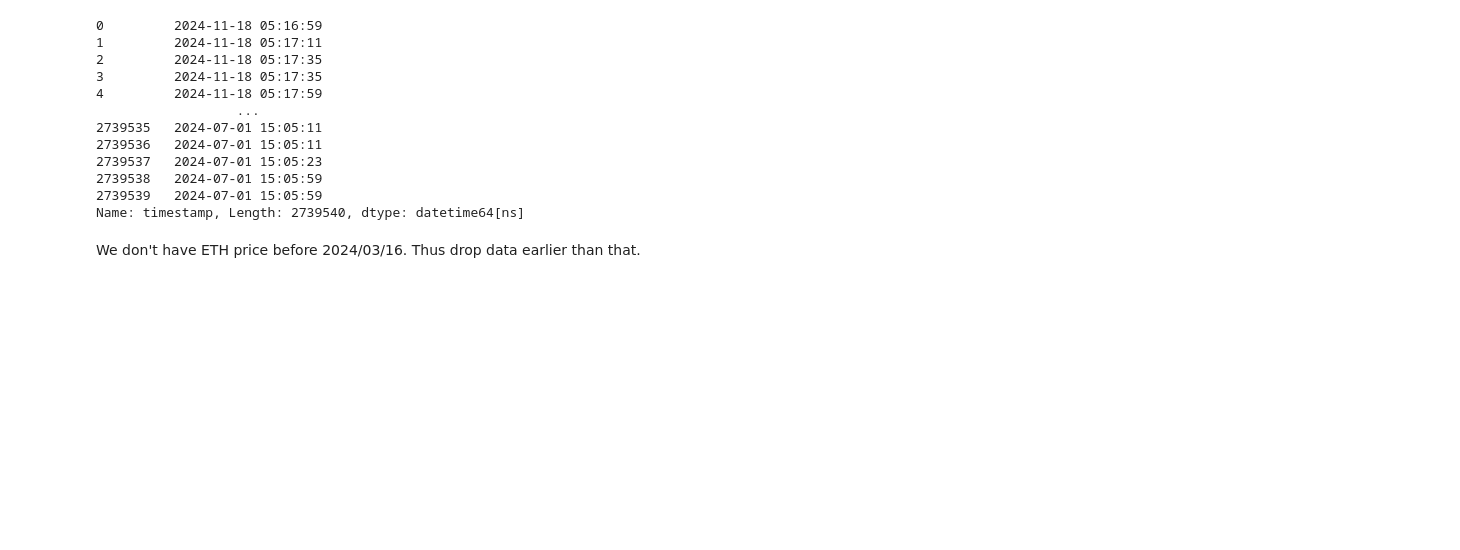
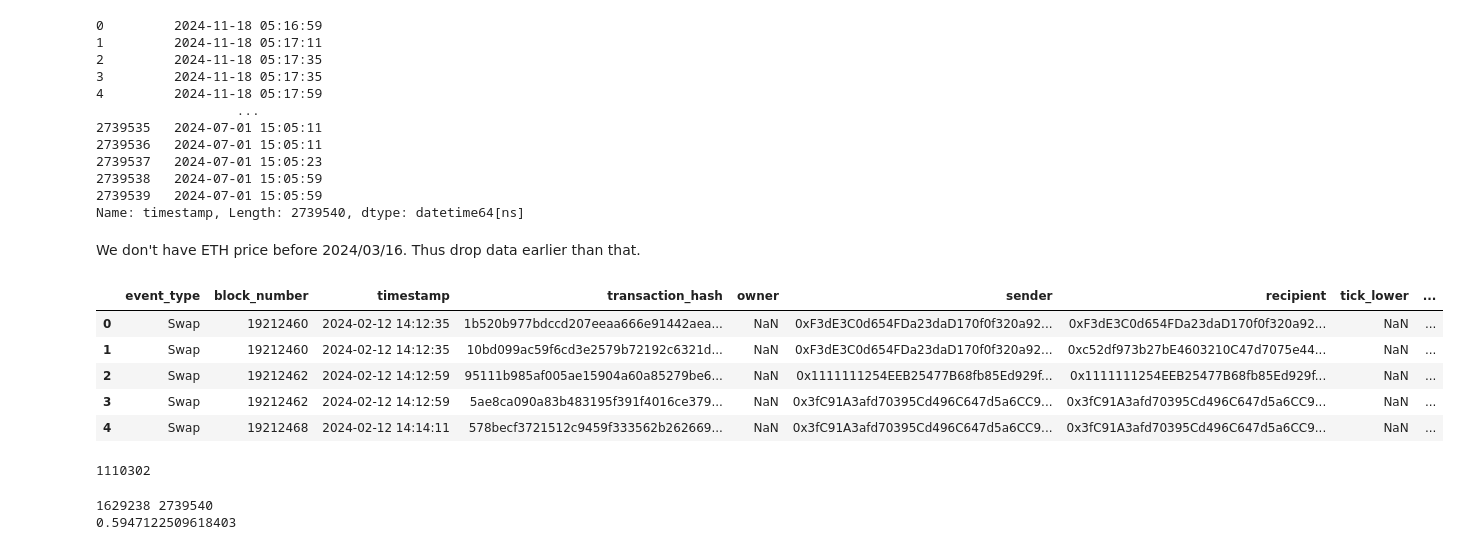
Before and after one commit to anejrozman/Machine-learning-finance-and-complex-systems, a Jupyter notebook: data_fixer.ipynb, the cells around one changed output. Drawn from its saved outputs; the diff is of its cells as text; code cells hidden in the pictures; blank space fills up the shorter version.

```diff
--- a/data_fixer.ipynb
+++ b/data_fixer.ipynb
@@ -57,3 +57,26 @@ Name: timestamp, Length: 2739540, dtype: datetime64[ns]
 We don't have ETH price before 2024/03/16. Thus drop data earlier than that.
 # %%
 df.to_csv(r'uniswap_lp_data\merged_uniswap_data_scaled_fixed.csv', index=False)
+# %%
+import pandas as pd
+
+
+df = pd.read_csv(r'uniswap_lp_data\sorted_uniswap_data1.csv')
+df.head(5)
+# %% [output]
+|  | event_type | block_number | timestamp | transaction_hash | owner | sender | recipient | tick_lower | ... |
+| 0 | Swap | 19212460 | 2024-02-12 14:12:35 | 1b520b977bdccd207eeaa666e91442aea... | NaN | 0xF3dE3C0d654FDa23daD170f0f320a92... | 0xF3dE3C0d654FDa23daD170f0f320a92... | NaN | ... |
+| 1 | Swap | 19212460 | 2024-02-12 14:12:35 | 10bd099ac59f6cd3e2579b72192c6321d... | NaN | 0xF3dE3C0d654FDa23daD170f0f320a92... | 0xc52df973b27bE4603210C47d7075e44... | NaN | ... |
+| 2 | Swap | 19212462 | 2024-02-12 14:12:59 | 95111b985af005ae15904a60a85279be6... | NaN | 0x1111111254EEB25477B68fb85Ed929f... | 0x1111111254EEB25477B68fb85Ed929f... | NaN | ... |
+| 3 | Swap | 19212462 | 2024-02-12 14:12:59 | 5ae8ca090a83b483195f391f4016ce379... | NaN | 0x3fC91A3afd70395Cd496C647d5a6CC9... | 0x3fC91A3afd70395Cd496C647d5a6CC9... | NaN | ... |
+| 4 | Swap | 19212468 | 2024-02-12 14:14:11 | 578becf3721512c9459f333562b262669... | NaN | 0x3fC91A3afd70395Cd496C647d5a6CC9... | 0x3fC91A3afd70395Cd496C647d5a6CC9... | NaN | ... |
+# %%
+df["timestamp"].duplicated().sum()
+# %% [output]
+1110302
+# %%
+print(len(df["timestamp"].unique()), len(df["timestamp"]))
+print(len(df["timestamp"].unique()) / len(df["timestamp"]))
+# %% [output]
+1629238 2739540
+0.5947122509618403
```
Also changed, not shown: parts of 1 cell of this notebook, 15 other files.
